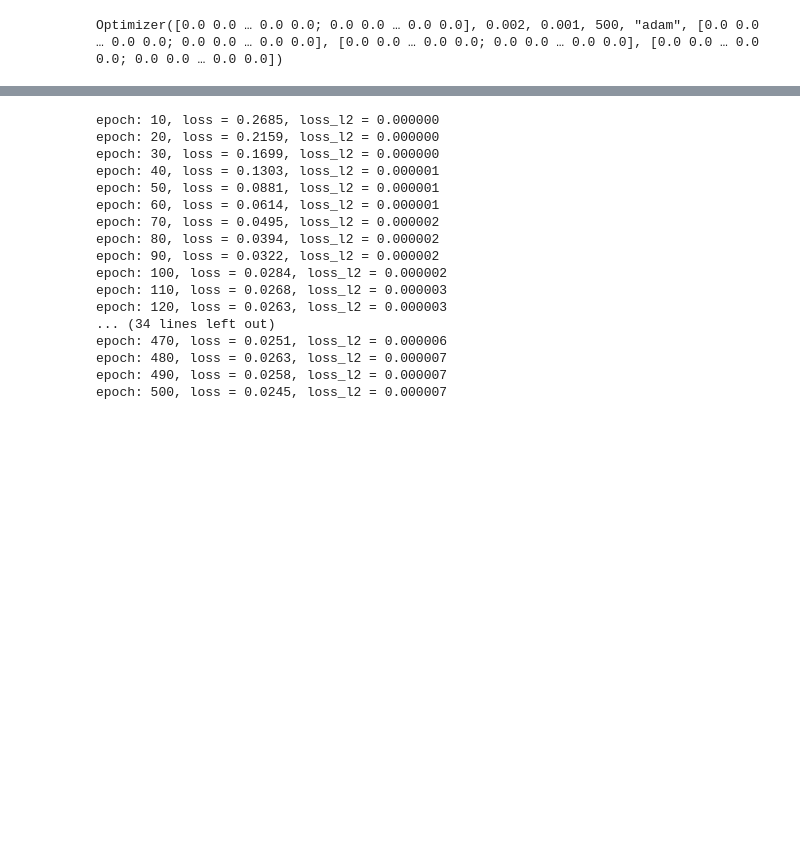
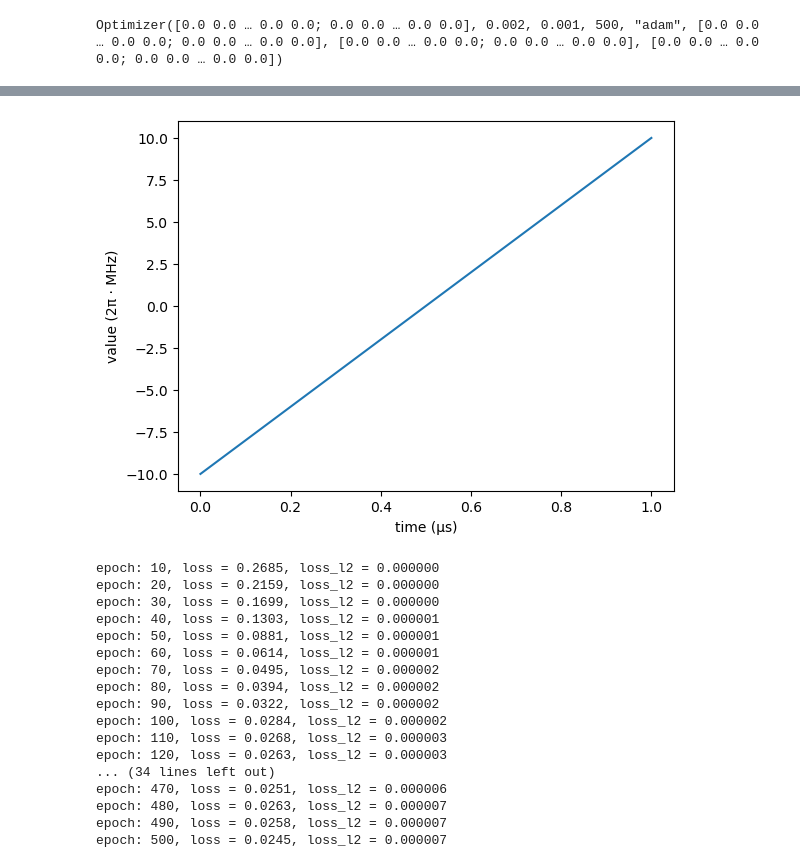
Before and after one commit to jiaqileng/diffBloqade, a Jupyter notebook: demo/demo-fine-tuning.ipynb, the cells around one changed output, grey strips where cells are left out. Drawn from its saved outputs; the diff is of its cells as text; code cells hidden in the pictures; blank space fills up the shorter version.

Commit message:
add detuning curve for demo

```diff
--- a/demo/demo-fine-tuning.ipynb
+++ b/demo/demo-fine-tuning.ipynb
@@ -104,6 +104,10 @@ Bloqade.plot(generator.Ω1)
 # %% [output]
 Initial loss function value is 0.308.
 [figure]
+# %%
+Bloqade.plot(generator.Δ1[2])
+# %% [output]
+[figure, added]
 # %%
 # Start fine tuning
 train_loss!(model, generator, optim)
```
